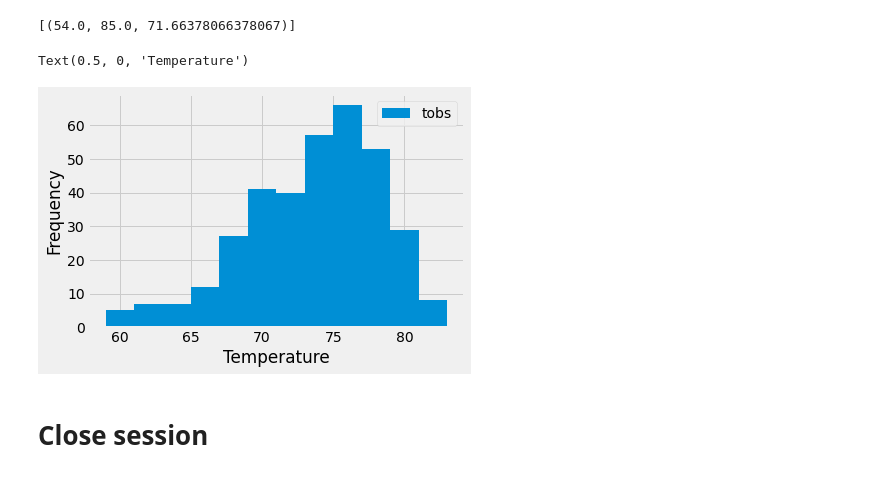
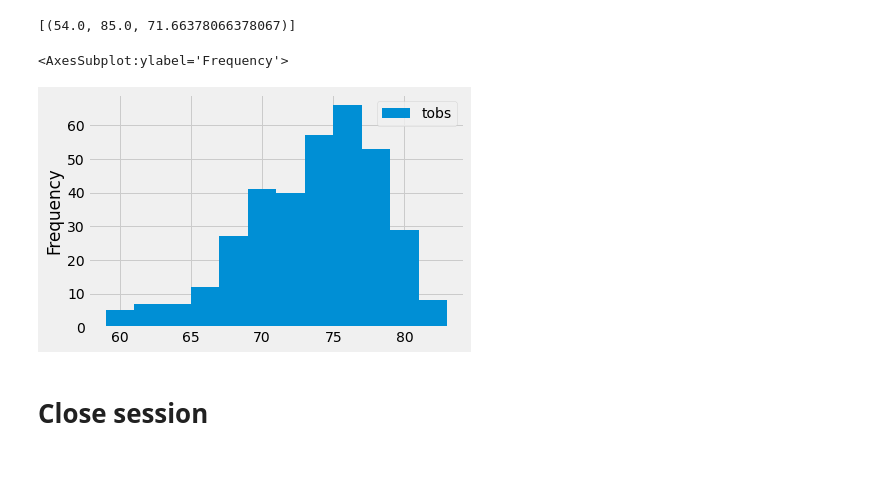
Before and after one commit to arnazalavi/sqlalchemy-challenge, a Jupyter notebook: climate_starter.ipynb, the cells around one changed output. Cells and saved outputs as stored; diff of their text form; code cells hidden in the pictures.

```diff
--- a/climate_starter.ipynb
+++ b/climate_starter.ipynb
@@ -361,28 +340,25 @@ most_active_station_data
 # %%
 # Using the most active station id
 # Query the last 12 months of temperature observation data for this station and plot the results as a histogram
 #most_active_station
 #recent_date
 #begin_date
 most_active_station_data_12_months =session.query(Measurement.tobs)\
 .filter(Measurement.station == most_active_station)\
 .filter(Measurement.date >= begin_date )\
 .filter(Measurement.date <= recent_date).all()
 
 most_active_station_data_12_months_df = pd.DataFrame(most_active_station_data_12_months)
 
 ##Return a contiguous flattened array.
 #tobs_12_months = np.ravel(most_active_station_data_12_months)
 #labels=['tobs']
 #plt.hist(tobs_12_months)
 #Pandas ways of plotting
-
 most_active_station_data_12_months_df.plot.hist(bins=12)
-plt.ylabel('Frequency')
-plt.xlabel('Temperature')
 # %% [output]
-Text(0.5, 0, 'Temperature')
+<AxesSubplot:ylabel='Frequency'>
-[figure, old version]
+[figure, new version]
 # %% [markdown]
 # Close session
 # %%
```
Also changed, not shown: parts of 14 cells of this notebook.
